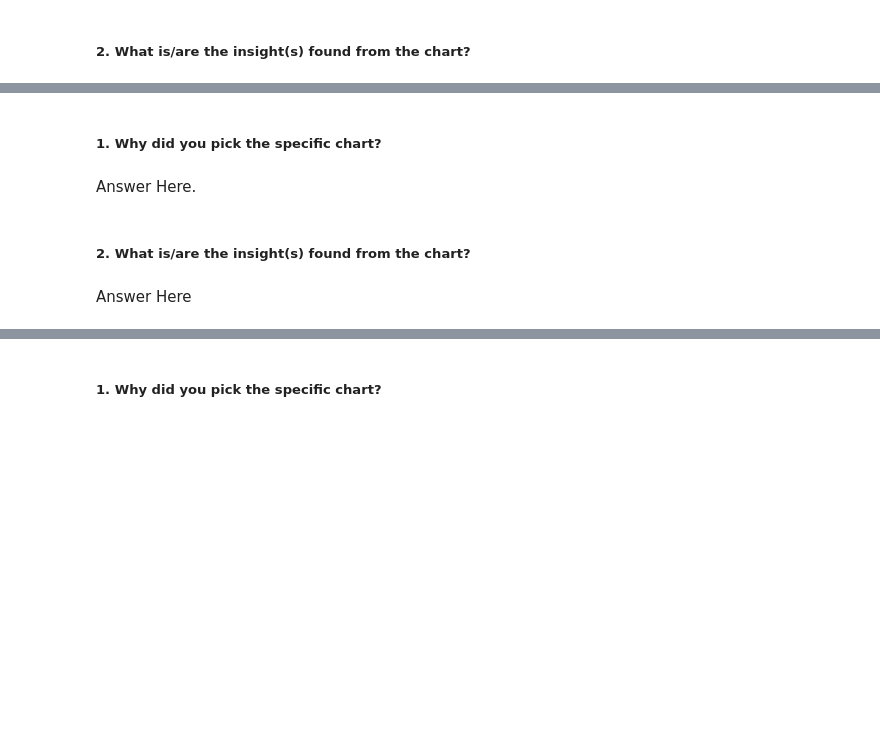
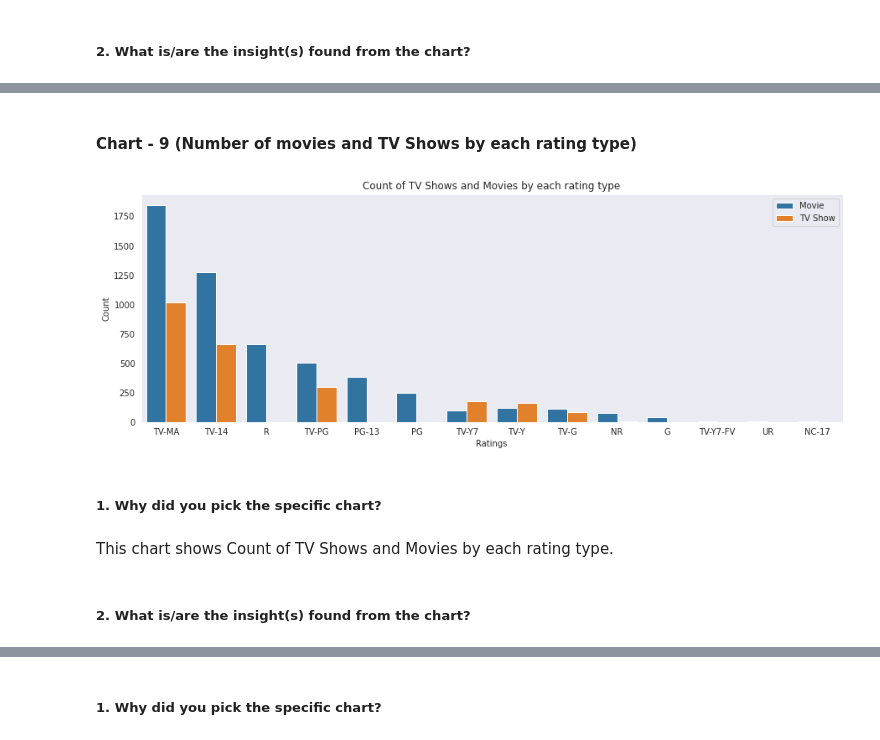
Before and after one commit to Bprs68/Netflix-content-clustering, a Jupyter notebook: Netflix_Movies_and_TV_Show_clustering.ipynb, the cells around one changed output, grey strips where cells are left out. Drawn from its saved outputs; the diff is of its cells as text; code cells hidden in the pictures; blank space fills up the shorter version.

```diff
--- a/Netflix_Movies_and_TV_Show_clustering.ipynb
+++ b/Netflix_Movies_and_TV_Show_clustering.ipynb
@@ -833,8 +945,26 @@ Answer Here
+# %% [markdown]
+#### Chart - 9 (Number of movies and TV Shows by each rating type)
+# %%
+# creatinf a ratings df for our purpose
+ratings_df = df[~df.isna()]
+
+# getting count for each rating type
+ratings_df = ratings_df.groupby(['rating', 'type'], as_index=False)['title'].count().sort_values(by='title', ascending=False)
+# %%
+# Chart - 9 visualization code
+# creating a barplot to show count of TV Shows and Movies by each rating type
+sns.barplot(data=ratings_df, x='rating', y='title', hue='type')
+plt.title('Count of TV Shows and Movies by each rating type')
+plt.xlabel('Ratings')
+plt.ylabel('Count')
+plt.legend(loc='upper right')
+
+plt.show()
+# %% [output]
+[figure, added]
 # %% [markdown]
 ##### 1. Why did you pick the specific chart?
-# %% [markdown]
-Answer Here.
+# %% [markdown]
+This chart shows Count of TV Shows and Movies by each rating type.
 # %% [markdown]
 ##### 2. What is/are the insight(s) found from the chart?
-# %% [markdown]
-Answer Here
```
Also changed, not shown: parts of 43 cells of this notebook.
